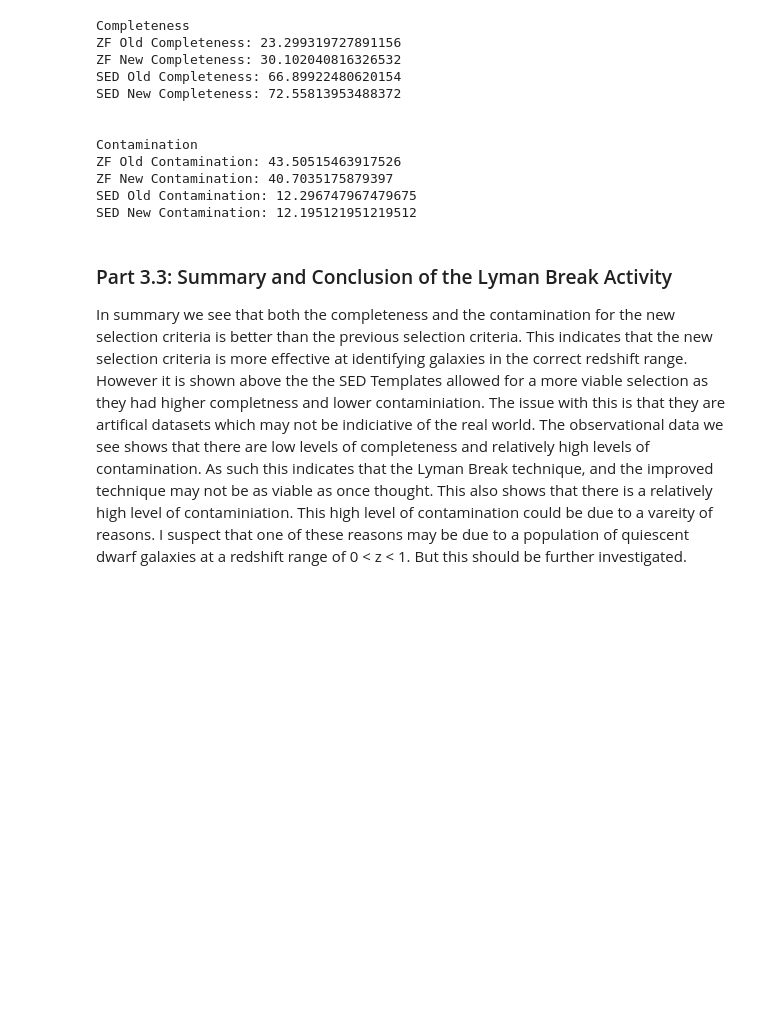
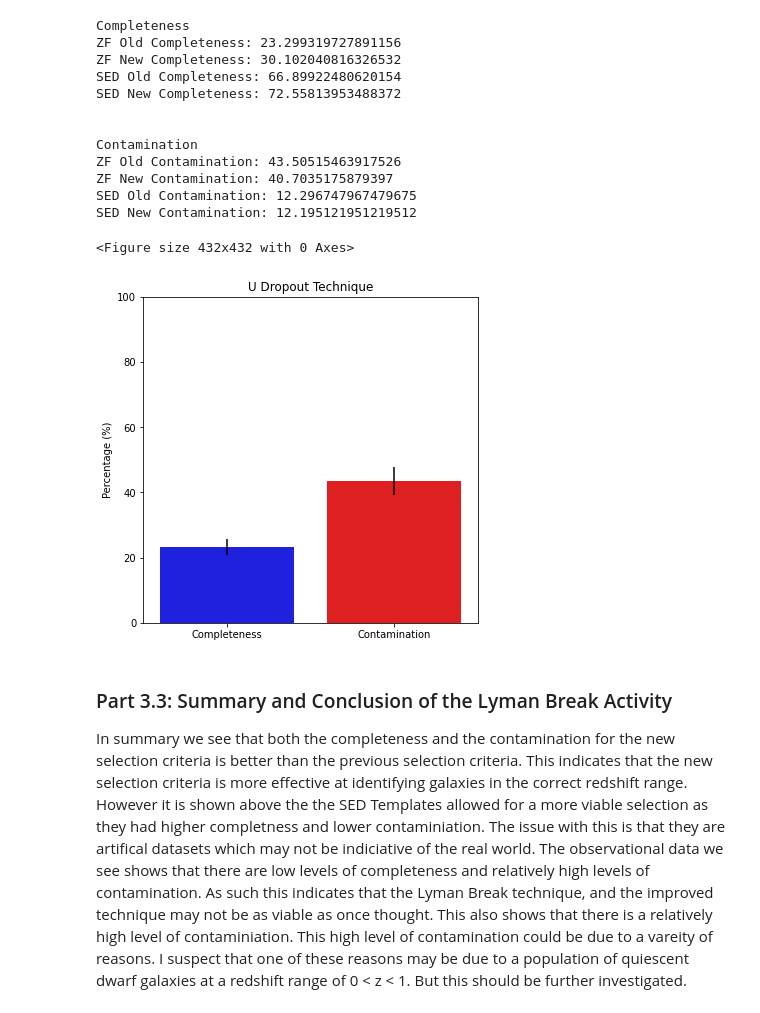
Before and after one commit to mitchellhooymans/LymanBreakActivity, a Jupyter notebook: LymanBreakActivity.ipynb, the cells around one changed output. Saved outputs shown, nothing was run; the diff lists cells and outputs as text; code cells hidden in the pictures; blank space fills up the shorter version.

```diff
--- a/LymanBreakActivity.ipynb
+++ b/LymanBreakActivity.ipynb
@@ -1300,6 +1412,37 @@ ZF Old Contamination: 43.50515463917526
 ZF New Contamination: 40.7035175879397
 SED Old Contamination: 12.296747967479675
 SED New Contamination: 12.195121951219512
+# %%
+# Create a histogram that plots the completeness and contamination for the ZF old  technique only, on a single plot
+
+# Do the same thing but nicer looking using seaborne
+import seaborn as sns
+
+# only for the odl techiniqu
+plt.figure(figsize=(6, 6))
+completeness_contamination = [zfourge_completeness*100, zfourge_contamination*100]
+labels = ['Completeness', 'Contamination']
+
+error_bars = [
+    (completeness_ci[1] - completeness_ci[0]) * 100 / 2,  # Calculate error bar length
+    (contamination_ci[1] - contamination_ci[0]) * 100 / 2
+]
+
+
+plt.figure(figsize=(6, 6))
+sns.barplot(x=labels, y=completeness_contamination, palette=['blue', 'red'], yerr=error_bars, capsize=10)
+plt.ylabel('Percentage (%)')
+plt.title('U Dropout Technique')
+plt.ylim(0, 100)
+# output the plot
+# save
+plt.savefig('zf_old_completeness_contamination.png', dpi=300, bbox_inches='tight')
+
+
+plt.show()
+# %% [output]
+<Figure size 432x432 with 0 Axes>
+[figure, added]
 # %% [markdown]
 ### Part 3.3: Summary and Conclusion of the Lyman Break Activity
 In summary we see that both the completeness and the contamination for the new selection criteria is better than the previous selection criteria. This indicates that the new selection criteria is more effective at identifying galaxies in the correct redshift range. However it is shown above the the SED Templates allowed for a more viable selection as they had higher completness and lower contaminiation. The issue with this is that they are artifical datasets which may not be indiciative of the real world. The observational data we see shows that there are low levels of completeness and relatively high levels of contamination. As such this indicates that the Lyman Break technique, and the improved technique may not be as viable as once thought. This also shows that there is a relatively high level of contaminiation. This high level of contamination could be due to a vareity of reasons. I suspect that one of these reasons may be due to a population of quiescent dwarf galaxies at a redshift range of 0 < z < 1. But this should be further investigated.
```
Also changed, not shown: parts of 10 cells of this notebook, 2 other files.
